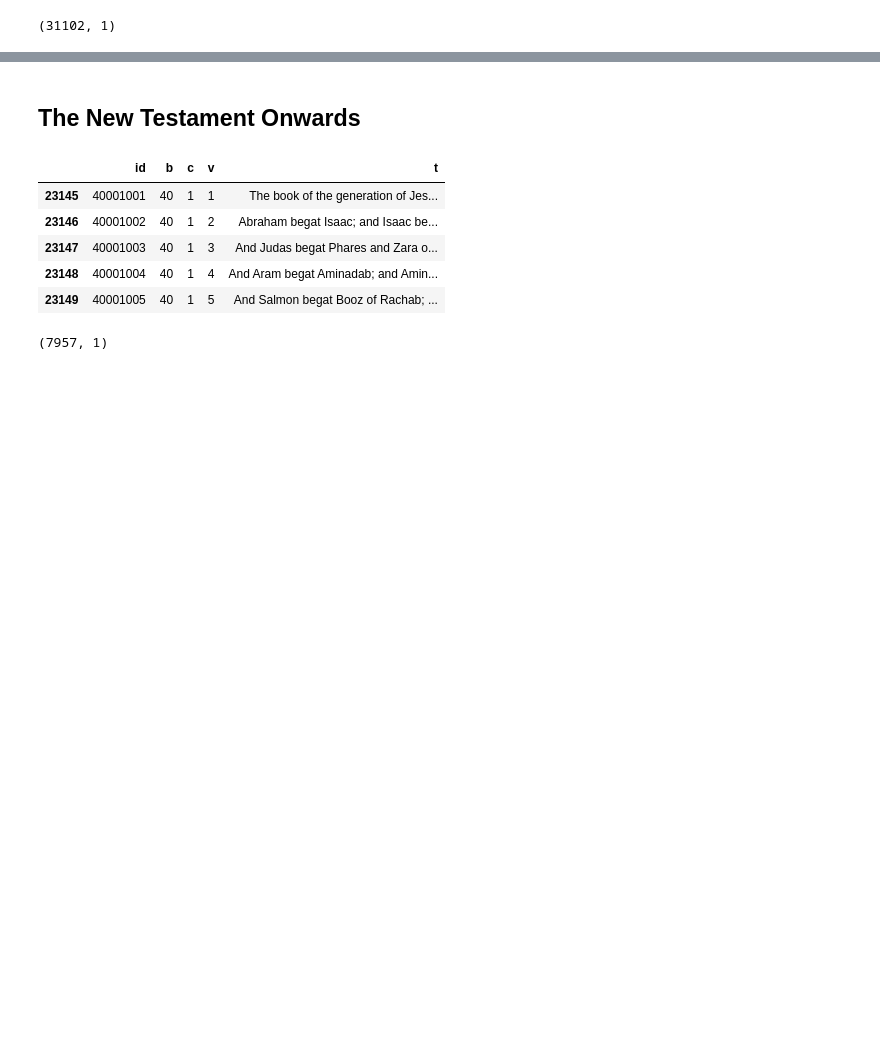
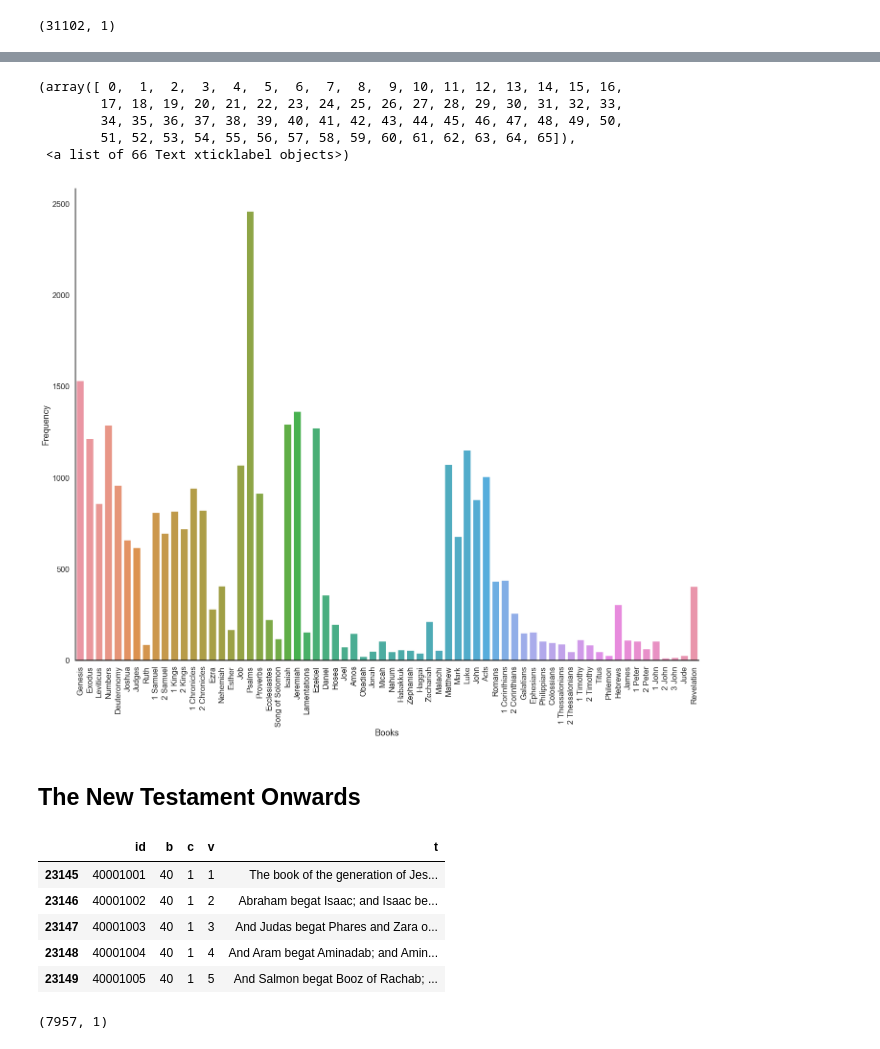
Before and after one commit to georgeblu1/Data-Projects, a Jupyter notebook: Bible.ipynb, the cells around one changed output, grey strips where cells are left out. Cells and saved outputs as stored; diff of their text form; code cells hidden in the pictures; blank space fills up the shorter version.

```diff
--- a/Bible.ipynb
+++ b/Bible.ipynb
@@ -96,3 +143,20 @@ sns.countplot(bible_all['b'])
+# %%
+fig = plt.figure(figsize=(20,15))
+sns.set(style = "white", context = "talk", font_scale = 1)
+ax1 = sns.countplot(bible_all['b'])
+ax1.axhline(0, color = "k", clip_on= False)
+ax1.set_ylabel("Frequency")
+ax1.set_xlabel("Books")
+sns.despine(bottom = True)
+plt.tight_layout(h_pad=2)
+plt.xticks(rotation=90)
+# %% [output]
+(array([ 0,  1,  2,  3,  4,  5,  6,  7,  8,  9, 10, 11, 12, 13, 14, 15, 16,
+        17, 18, 19, 20, 21, 22, 23, 24, 25, 26, 27, 28, 29, 30, 31, 32, 33,
+        34, 35, 36, 37, 38, 39, 40, 41, 42, 43, 44, 45, 46, 47, 48, 49, 50,
+        51, 52, 53, 54, 55, 56, 57, 58, 59, 60, 61, 62, 63, 64, 65]),
+ <a list of 66 Text xticklabel objects>)
+[figure, added]
 # %% [markdown]
 ## The New Testament Onwards
 # %%
```
Also changed, not shown: parts of 12 cells of this notebook.
